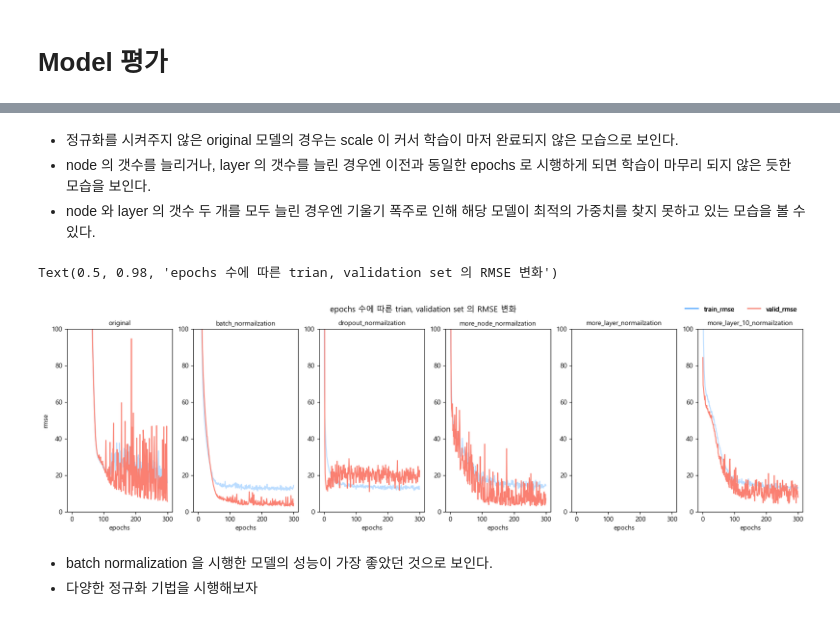
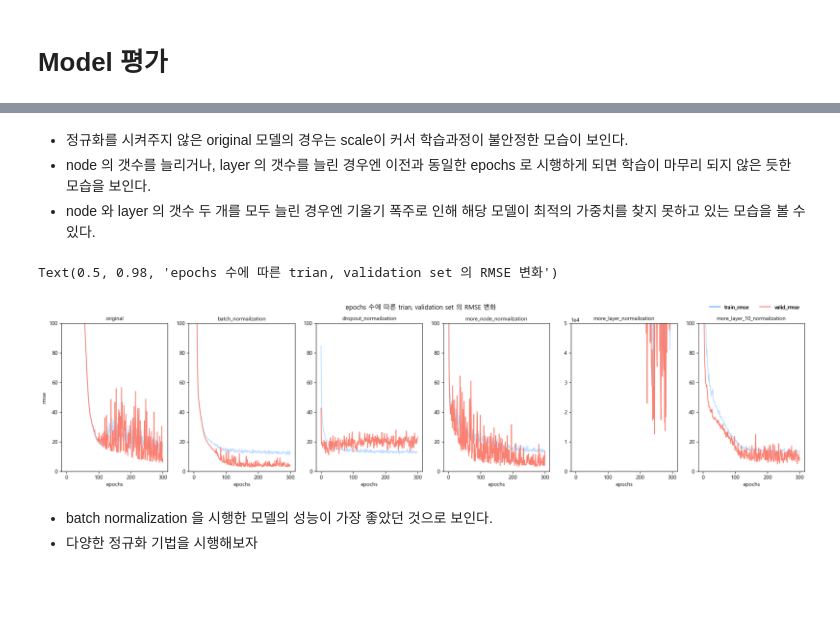
Before and after one commit to yonghyeun/Deep-learning, a Jupyter notebook: 3. 배치 정규화, 드롭아웃, 규제에 따른 RMSE 변화.ipynb, the cells around one changed output, grey strips where cells are left out. Saved outputs shown, nothing was run; the diff lists cells and outputs as text; code cells hidden in the pictures; blank space fills up the shorter version.

```diff
--- a/3. 배치 정규화, 드롭아웃, 규제에 따른 RMSE 변화.ipynb
+++ b/3. 배치 정규화, 드롭아웃, 규제에 따른 RMSE 변화.ipynb
@@ -697,7 +697,7 @@ Loss: 60.33
 # %%
 fig,ax = plt.subplots(ncols = 6,
                         nrows = 1,
-                        figsize = (20,5))
+                        figsize = (25,5))
 
 ax = ax.flatten()
 
@@ -724,6 +724,8 @@ for name,model in history_diction.items():
     i += 1
 
     ax[0].set_ylabel('Loss')
+    ax[4].set_ylim([0,500000000])
+    ax[4].ticklabel_format(style='sci', axis='y', scilimits=(0,0))
 
     fig.legend(['train_loss','valid_loss'],
                 loc = 'upper right',
@@ -731,7 +733,6 @@ for name,model in history_diction.items():
                 ncol = 2,
                 frameon = False)
 
-
 fig.suptitle('epochs 수에 따른 train , validation set 의 Loss 값 변화')
 # %% [output]
 Text(0.5, 0.98, 'epochs 수에 따른 train , validation set 의 Loss 값 변화')
@@ -739,11 +740,11 @@ Text(0.5, 0.98, 'epochs 수에 따른 train , validation set 의 Loss 값 변화
 # %% [markdown]
-* 정규화를 시켜주지 않은 original 모델의 경우는 scale 이 커서 학습이 마저 완료되지 않은 모습으로 보인다.
+* 정규화를 시켜주지 않은 original 모델의 경우는 scale이 커서 학습과정이 불안정한 모습이 보인다.
 * node 의 갯수를 늘리거나, layer 의 갯수를 늘린 경우엔 이전과 동일한 epochs 로 시행하게 되면 학습이 마무리 되지 않은 듯한 모습을 보인다.
 * node 와 layer 의 갯수 두 개를 모두 늘린 경우엔 기울기 폭주로 인해 해당 모델이 최적의 가중치를 찾지 못하고 있는 모습을 볼 수 있다.
 # %%
 fig,ax = plt.subplots(ncols = 6,
                         nrows = 1,
-                        figsize = (20,5))
+                        figsize = (25,5))
 
 ax = ax.flatten()
 
@@ -754,34 +755,36 @@ for name,model in history_diction.items():
                 model['root_mean_squared_error'],
                 c = 'dodgerblue',
                 alpha = 0.3,
                 label = 'train_rmse')
 
 
     ax[i].plot(range(len(model)),
                 model['val_root_mean_squared_error'],
                 c = 'salmon',
                 label = 'valid_rmse')
 
     ax[i].set_title(name,
                     fontsize = 10)
     ax[i].ticklabel_format(style = 'plain')
     ax[i].set_ylim([0,100])
     ax[i].set_xlabel('epochs')
     i += 1
 
     ax[0].set_ylabel('rmse')
+    ax[4].set_ylim([0,50000])
+    ax[4].ticklabel_format(style='sci', axis='y', scilimits=(0,0))
 
     fig.legend(['train_rmse','valid_rmse'],
                 loc = 'upper right',
                 bbox_to_anchor = (0.9,1),
                 ncol = 2,
                 frameon = False)
 
 
 fig.suptitle('epochs 수에 따른 trian, validation set 의 RMSE 변화')
 # %% [output]
 Text(0.5, 0.98, 'epochs 수에 따른 trian, validation set 의 RMSE 변화')
-[figure, old version]
+[figure, new version]
 # %% [markdown]
 * batch normalization 을 시행한 모델의 성능이 가장 좋았던 것으로 보인다.
 * 다양한 정규화 기법을 시행해보자
```
Also changed, not shown: parts of 19 cells of this notebook.
